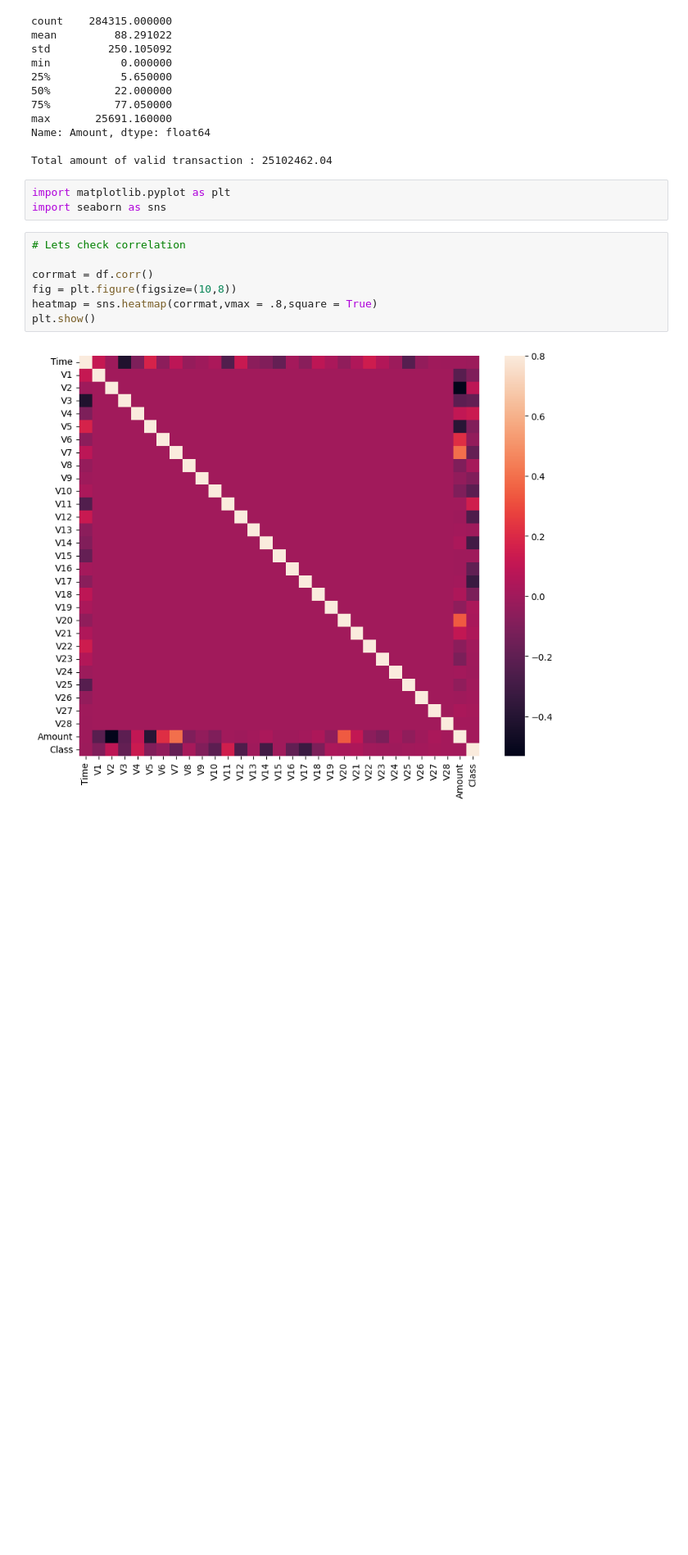
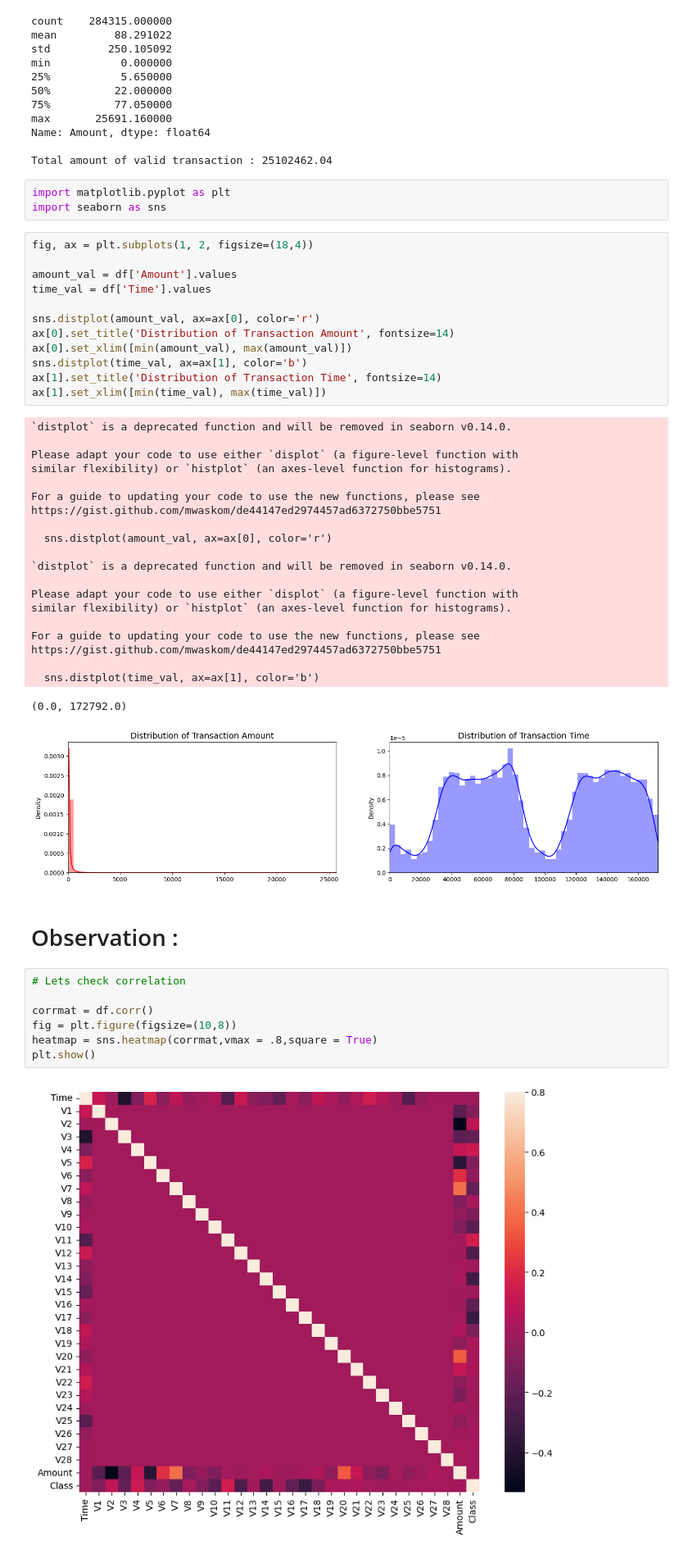
Before and after one commit to deeprajarya/E2E_Fraud_Transaction_Detection_internship_project, a Jupyter notebook: notebooks/eda.ipynb, the cells around one changed output. Shown at 82% size. Saved outputs shown, nothing was run; the diff lists cells and outputs as text; blank space fills up the shorter version.

```diff
--- a/notebooks/eda.ipynb
+++ b/notebooks/eda.ipynb
@@ -138,6 +138,42 @@ Total amount of valid transaction : 25102462.04
 # %%
 import matplotlib.pyplot as plt
 import seaborn as sns
+# %%
+fig, ax = plt.subplots(1, 2, figsize=(18,4))
+
+amount_val = df['Amount'].values
+time_val = df['Time'].values
+
+sns.distplot(amount_val, ax=ax[0], color='r')
+ax[0].set_title('Distribution of Transaction Amount', fontsize=14)
+ax[0].set_xlim([min(amount_val), max(amount_val)])
+sns.distplot(time_val, ax=ax[1], color='b')
+ax[1].set_title('Distribution of Transaction Time', fontsize=14)
+ax[1].set_xlim([min(time_val), max(time_val)])
+# %% [output]
+`distplot` is a deprecated function and will be removed in seaborn v0.14.0.
+
+Please adapt your code to use either `displot` (a figure-level function with
+similar flexibility) or `histplot` (an axes-level function for histograms).
+
+For a guide to updating your code to use the new functions, please see
+https://gist.github.com/mwaskom/de44147ed2974457ad6372750bbe5751
+
+  sns.distplot(amount_val, ax=ax[0], color='r')
+
+`distplot` is a deprecated function and will be removed in seaborn v0.14.0.
+
+Please adapt your code to use either `displot` (a figure-level function with
+similar flexibility) or `histplot` (an axes-level function for histograms).
+
+For a guide to updating your code to use the new functions, please see
+https://gist.github.com/mwaskom/de44147ed2974457ad6372750bbe5751
+
+  sns.distplot(time_val, ax=ax[1], color='b')
+(0.0, 172792.0)
+[figure, added]
+# %% [markdown]
+# Observation :
 # %%
 # Lets check correlation
 
```
Also changed, not shown: parts of 5 cells of this notebook, 1 other file.
